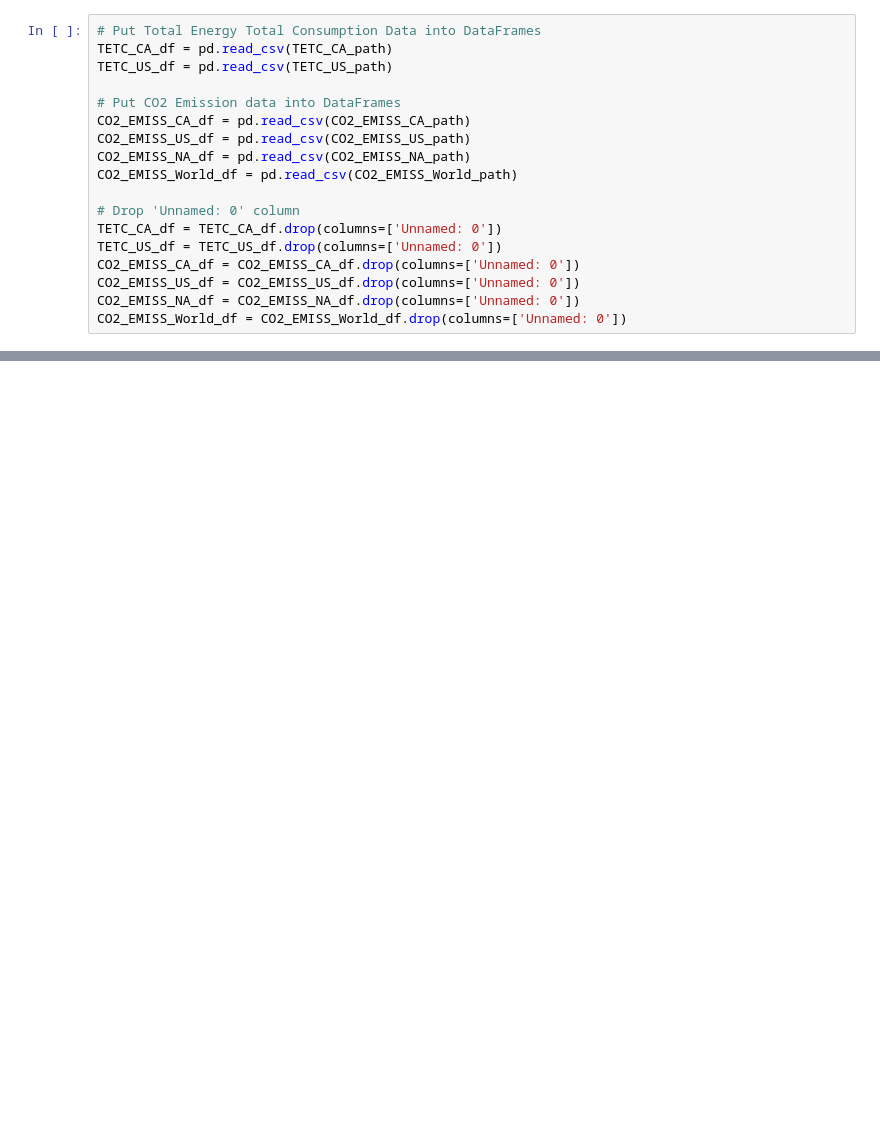
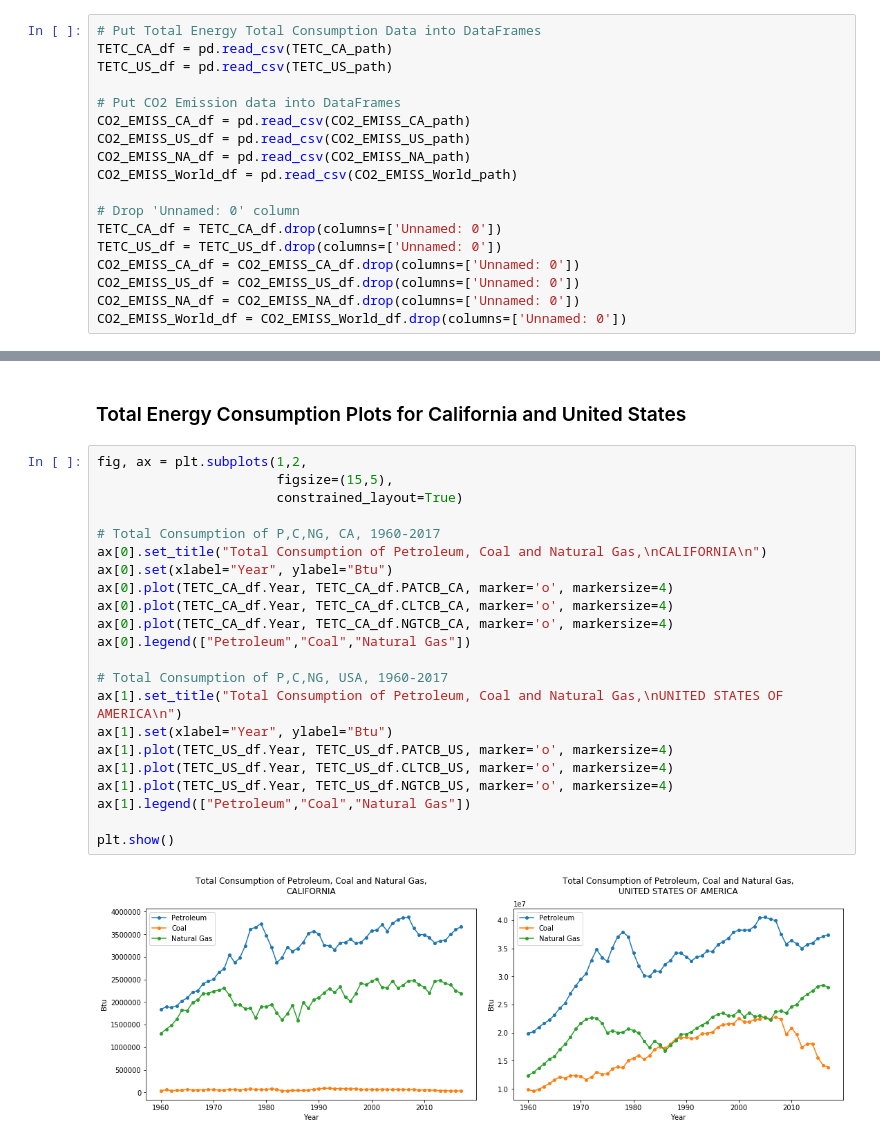
Before and after one commit to david-kishi/US_Energy_Consumption_Analysis, a Jupyter notebook: Analysis/Energy Consumption and CO2 Emission Analysis.ipynb, the cells around one changed output, grey strips where cells are left out. Cells and saved outputs as stored; diff of their text form; blank space fills up the shorter version.

Commit message:
Fixed inconsistency in csv export. Created scatterplots for TEC and CO2Emiss.

```diff
--- a/Analysis/Energy Consumption and CO2 Emission Analysis.ipynb
+++ b/Analysis/Energy Consumption and CO2 Emission Analysis.ipynb
@@ -50,3 +51,29 @@ TETC_CA_df.head(),TETC_US_df.head(),CO2_EMISS_CA_df.head(),CO2_EMISS_US_df.head(
  2  2014         35878.521381
  3  2013         35720.130281
  4  2012         34971.759502)
+# %% [markdown]
+### Total Energy Consumption Plots for California and United States
+# %%
+fig, ax = plt.subplots(1,2,
+                       figsize=(15,5),
+                       constrained_layout=True)
+
+# Total Consumption of P,C,NG, CA, 1960-2017
+ax[0].set_title("Total Consumption of Petroleum, Coal and Natural Gas,\nCALIFORNIA\n")
+ax[0].set(xlabel="Year", ylabel="Btu")
+ax[0].plot(TETC_CA_df.Year, TETC_CA_df.PATCB_CA, marker='o', markersize=4)
+ax[0].plot(TETC_CA_df.Year, TETC_CA_df.CLTCB_CA, marker='o', markersize=4)
+ax[0].plot(TETC_CA_df.Year, TETC_CA_df.NGTCB_CA, marker='o', markersize=4)
+ax[0].legend(["Petroleum","Coal","Natural Gas"])
+
+# Total Consumption of P,C,NG, USA, 1960-2017
+ax[1].set_title("Total Consumption of Petroleum, Coal and Natural Gas,\nUNITED STATES OF AMERICA\n")
+ax[1].set(xlabel="Year", ylabel="Btu")
+ax[1].plot(TETC_US_df.Year, TETC_US_df.PATCB_US, marker='o', markersize=4)
+ax[1].plot(TETC_US_df.Year, TETC_US_df.CLTCB_US, marker='o', markersize=4)
+ax[1].plot(TETC_US_df.Year, TETC_US_df.NGTCB_US, marker='o', markersize=4)
+ax[1].legend(["Petroleum","Coal","Natural Gas"])
+
+plt.show()
+# %% [output]
+[figure, added]
```
Also changed, not shown: parts of 9 cells of this notebook, 5 other files.
